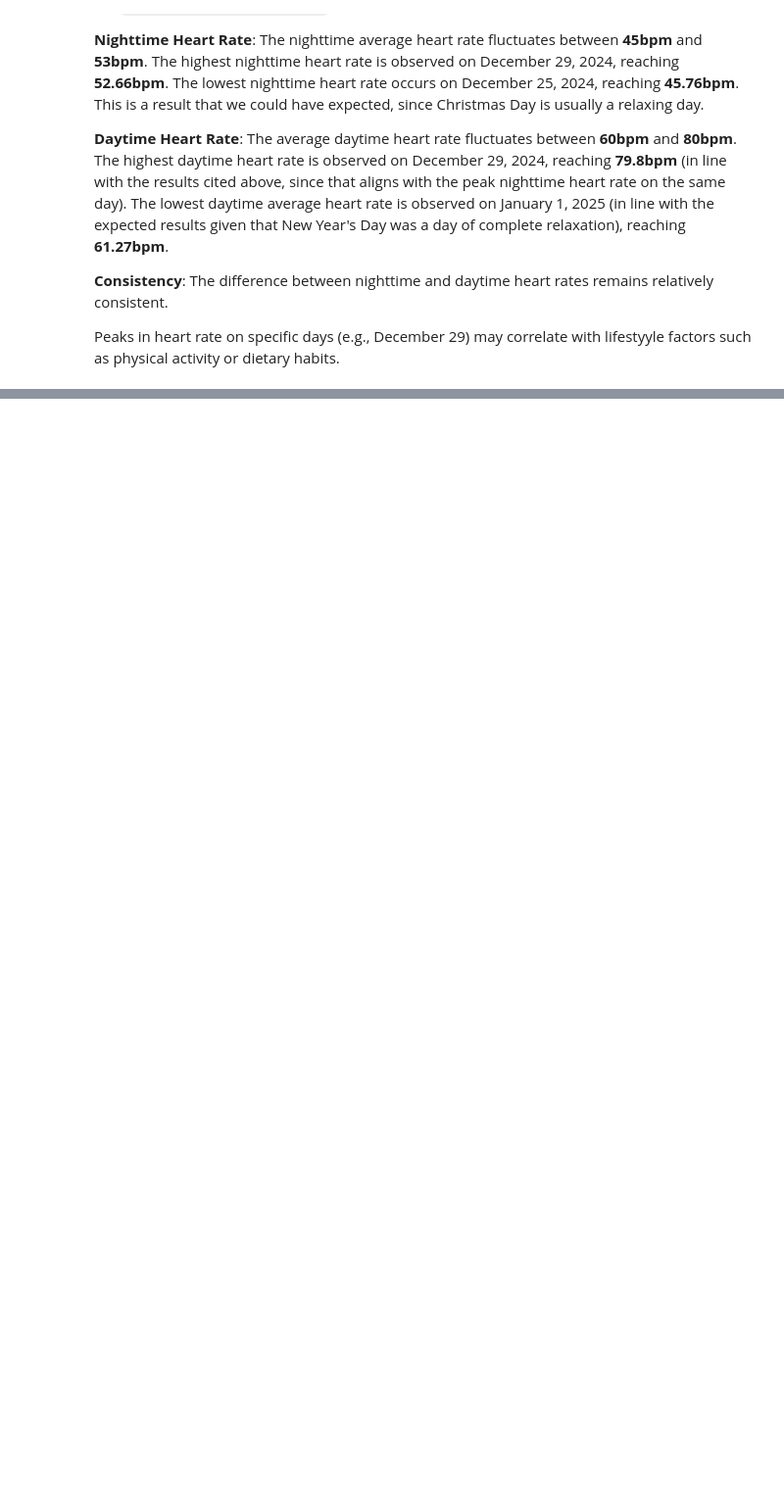
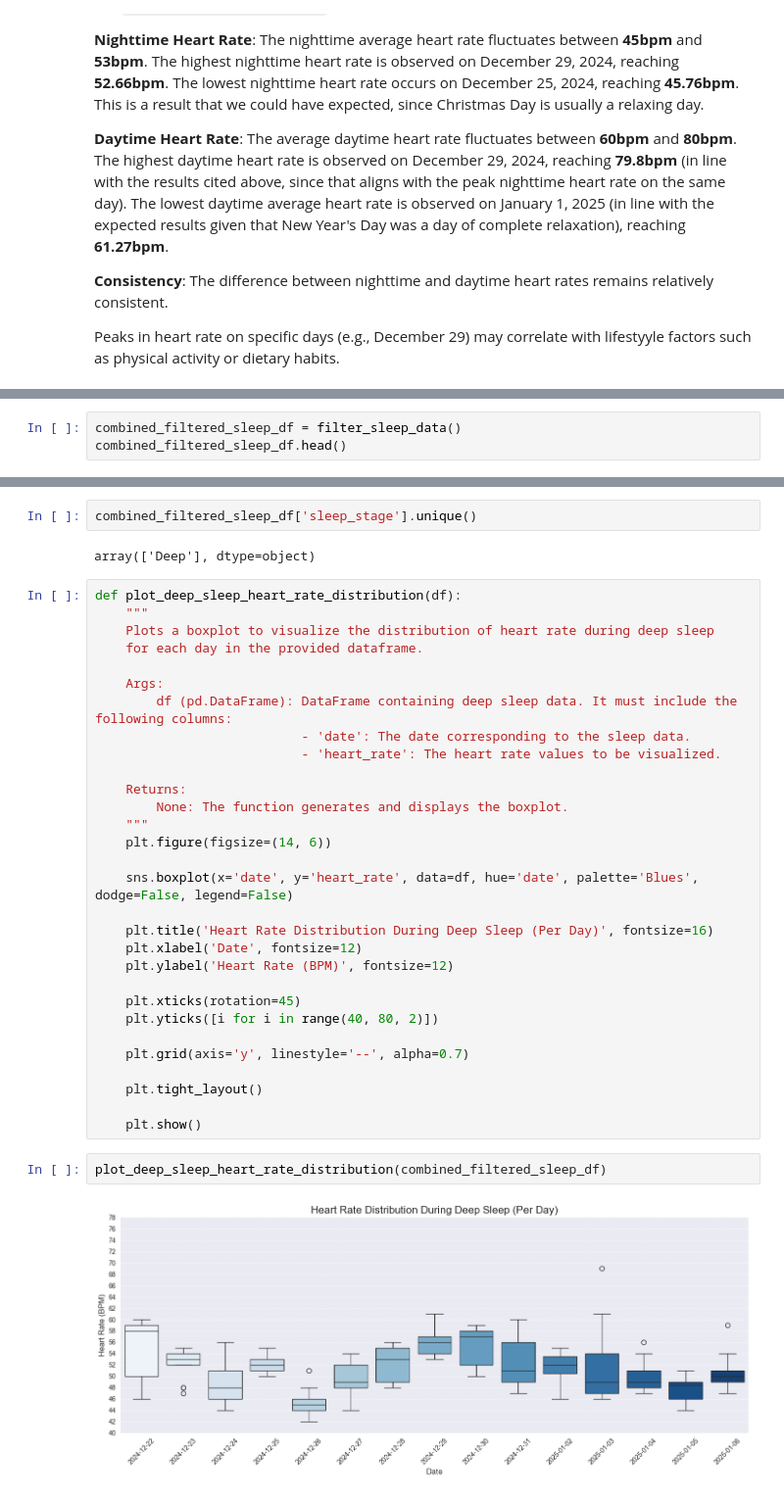
Before and after one commit to valecase4/GarminHealthInsights, a Jupyter notebook: main.ipynb, the cells around one changed output, grey strips where cells are left out. Shown: that part at 98% size. Drawn from its saved outputs; the diff is of its cells as text; blank space fills up the shorter version.

```diff
--- a/main.ipynb
+++ b/main.ipynb
@@ -621,0 +786,3 @@ Peaks in heart rate on specific days (e.g., December 29) may correlate with life
+# %%
+combined_filtered_sleep_df = filter_sleep_data()
+combined_filtered_sleep_df.head()
@@ -621,0 +796,38 @@ Peaks in heart rate on specific days (e.g., December 29) may correlate with life
+# %%
+combined_filtered_sleep_df['sleep_stage'].unique()
+# %% [output]
+array(['Deep'], dtype=object)
+# %%
+def plot_deep_sleep_heart_rate_distribution(df):
+    """
+    Plots a boxplot to visualize the distribution of heart rate during deep sleep
+    for each day in the provided dataframe.
+
+    Args:
+        df (pd.DataFrame): DataFrame containing deep sleep data. It must include the following columns:
+                           - 'date': The date corresponding to the sleep data.
+                           - 'heart_rate': The heart rate values to be visualized.
+
+    Returns:
+        None: The function generates and displays the boxplot.
+    """
+    plt.figure(figsize=(14, 6))
+
+    sns.boxplot(x='date', y='heart_rate', data=df, hue='date', palette='Blues', dodge=False, legend=False)
+
+    plt.title('Heart Rate Distribution During Deep Sleep (Per Day)', fontsize=16)
+    plt.xlabel('Date', fontsize=12)
+    plt.ylabel('Heart Rate (BPM)', fontsize=12)
+
+    plt.xticks(rotation=45)
+    plt.yticks([i for i in range(40, 80, 2)])
+
+    plt.grid(axis='y', linestyle='--', alpha=0.7)
+
+    plt.tight_layout()
+
+    plt.show()
+# %%
+plot_deep_sleep_heart_rate_distribution(combined_filtered_sleep_df)
+# %% [output]
+[figure, added]
```
Also changed, not shown: parts of 16 cells of this notebook.
